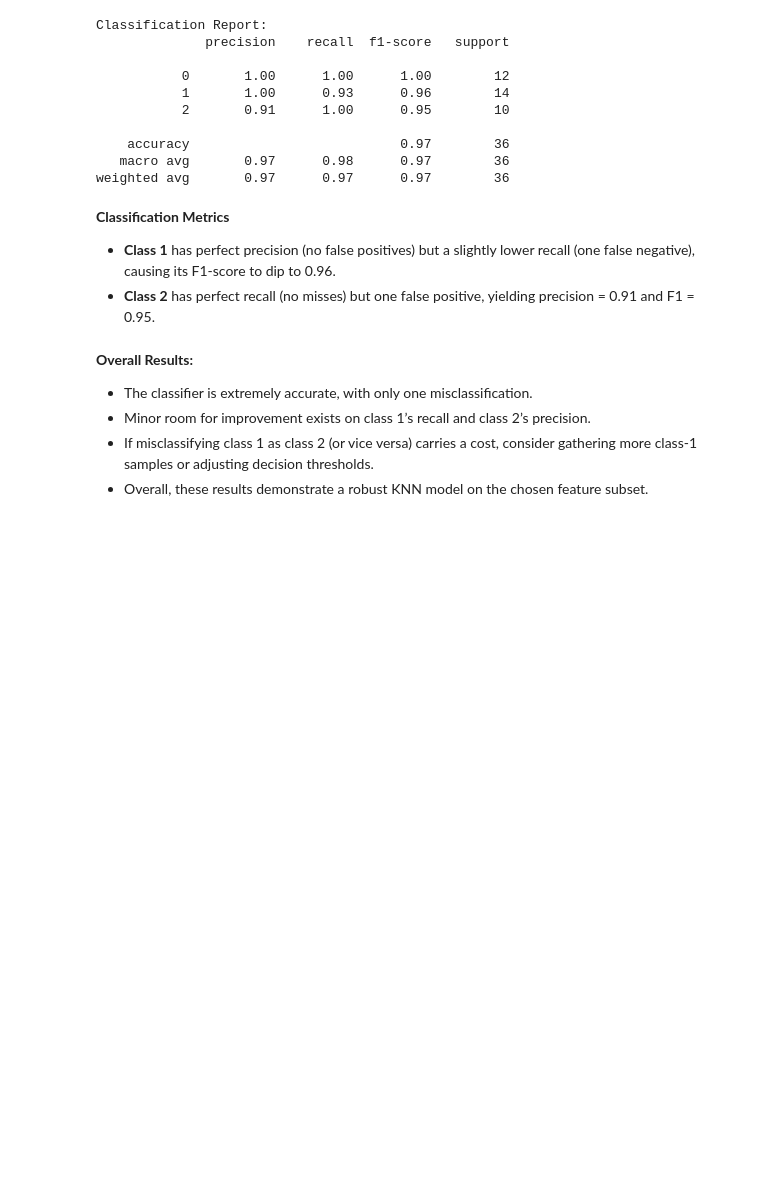
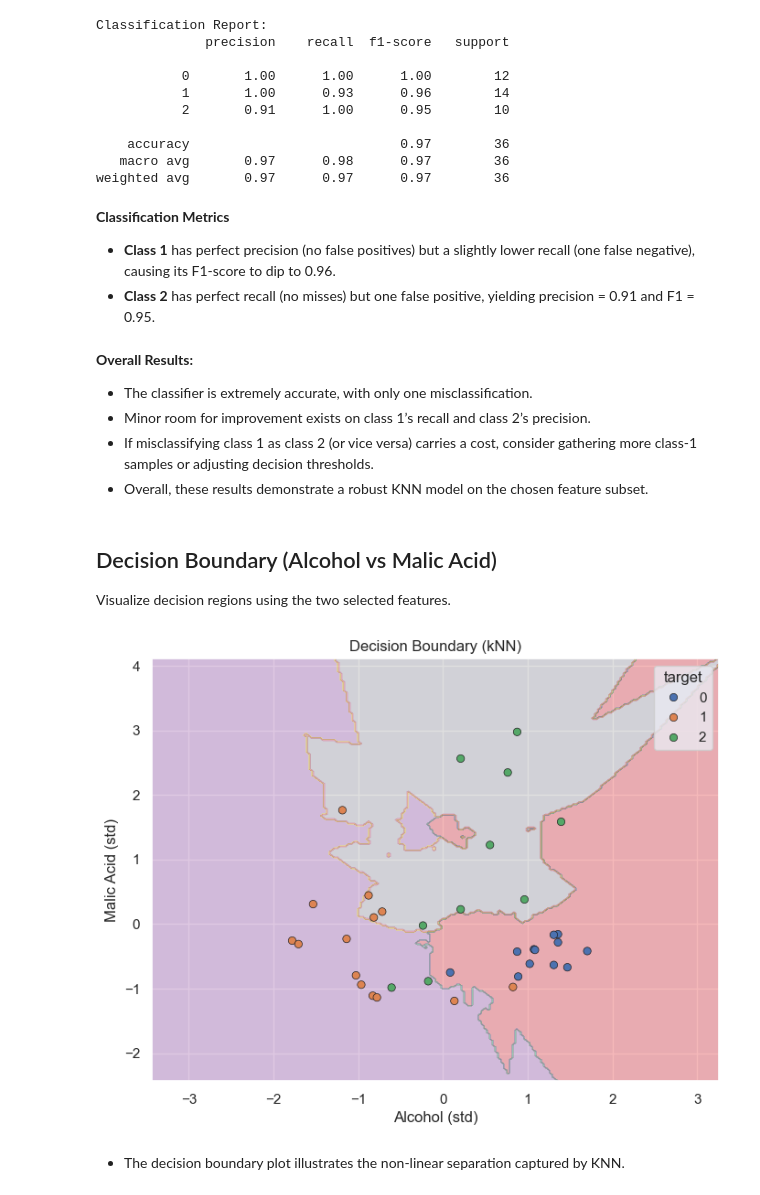
Before and after one commit to t0dd26/CMOR438-Spring-2025, a Jupyter notebook: Supervised ML/Classification/KNN.ipynb, the cells around one changed output. Cells and saved outputs as stored; diff of their text form; code cells hidden in the pictures; blank space fills up the shorter version.

```diff
--- a/Supervised ML/Classification/KKN.ipynb
+++ b/Supervised ML/Classification/KNN.ipynb
@@ -151,3 +151,30 @@ weighted avg       0.97      0.97      0.97        36
 - Minor room for improvement exists on class 1’s recall and class 2’s precision.
 - If misclassifying class 1 as class 2 (or vice versa) carries a cost, consider gathering more class-1 samples or adjusting decision thresholds.
 - Overall, these results demonstrate a robust KNN model on the chosen feature subset.
+# %% [markdown]
+## Decision Boundary (Alcohol vs Malic Acid)
+Visualize decision regions using the two selected features.
+# %%
+X2_train = X_train[:, [0,1]]
+X2_test = X_test[:, [0,1]]
+knn2 = KNeighborsClassifier()
+knn2.fit(X2_train, y_train)
+
+xx, yy = np.meshgrid(
+    np.linspace(X2_train[:,0].min()-1, X2_train[:,0].max()+1, 200),
+    np.linspace(X2_train[:,1].min()-1, X2_train[:,1].max()+1, 200)
+)
+grid_points = np.c_[xx.ravel(), yy.ravel()]
+
+Z = knn2.predict(grid_points).reshape(xx.shape)
+plt.figure(figsize=(8,6))
+plt.contourf(xx, yy, Z, alpha=0.3, cmap='Set1')
+sns.scatterplot(x=X2_test[:,0], y=X2_test[:,1], hue=y_test, palette='deep', edgecolor='k')
+plt.xlabel('Alcohol (std)')
+plt.ylabel('Malic Acid (std)')
+plt.title('Decision Boundary (kNN)')
+plt.show()
+# %% [output]
+[figure, added]
+# %% [markdown]
+- The decision boundary plot illustrates the non-linear separation captured by KNN.
```
